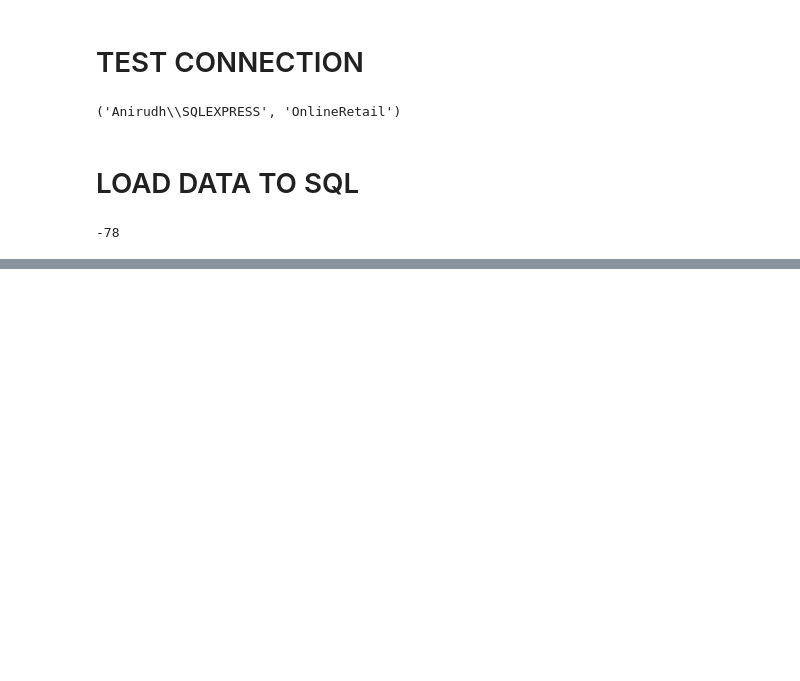
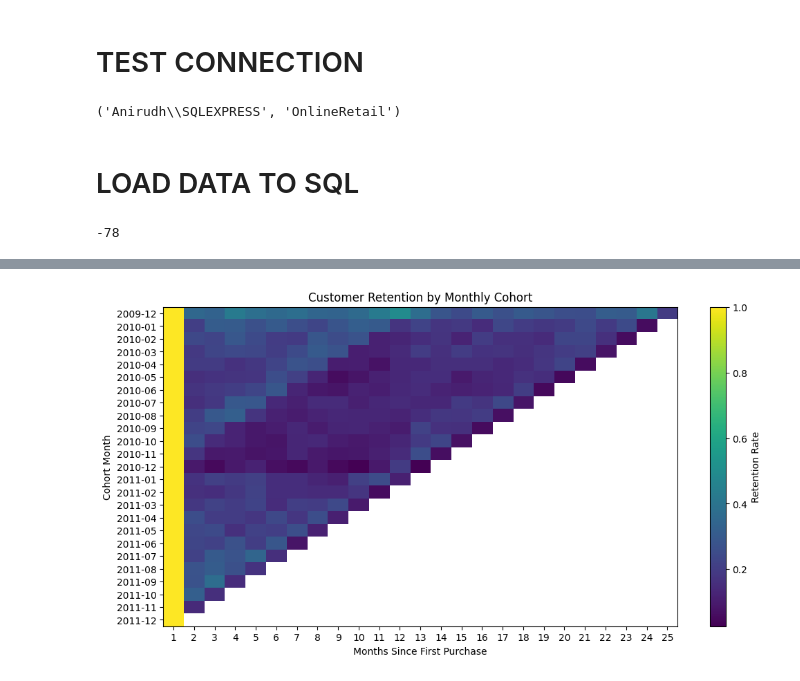
Before and after one commit to Simran-Sh/Online_Retail, a Jupyter notebook: RetailAnalysis.ipynb, the cells around one changed output, grey strips where cells are left out. Cells and saved outputs as stored; diff of their text form; code cells hidden in the pictures; blank space fills up the shorter version.

```diff
--- a/RetailAnalysis.ipynb
+++ b/RetailAnalysis.ipynb
@@ -253,0 +441,12 @@ df_sales.to_sql(
+# %%
+# Pivot into cohort matrix
+cohort_pivot = cohort_data.pivot(
+    index='CohortMonth',
+    columns='CohortIndex',
+    values='CustomerID'
+)
+cohort_pivot
+
+# Rows → cohort month
+# Columns → months since acquisition
+# Values → active customers
@@ -253,0 +475,6 @@ df_sales.to_sql(
+# %%
+# Get cohort sizes (month 1)
+cohort_sizes = cohort_pivot.iloc[:, 0]
+
+# Calculate retention %
+retention = cohort_pivot.divide(cohort_sizes, axis=0)
@@ -253,0 +491,28 @@ df_sales.to_sql(
+# %%
+import matplotlib.pyplot as plt
+
+plt.figure(figsize=(12, 6))
+plt.imshow(retention, aspect='auto')
+plt.colorbar(label='Retention Rate')
+
+plt.title('Customer Retention by Monthly Cohort')
+plt.xlabel('Months Since First Purchase')
+plt.ylabel('Cohort Month')
+
+plt.xticks(
+    ticks=range(len(retention.columns)),
+    labels=retention.columns
+)
+
+plt.yticks(
+    ticks=range(len(retention.index)),
+    labels=retention.index.astype(str)
+)
+
+plt.show()
+
+# Rows → acquisition month
+# Columns → months since acquisition
+# Darker color → higher retention
+# %% [output]
+[figure, added]
```
Also changed, not shown: parts of 63 cells of this notebook, 4 other files.
